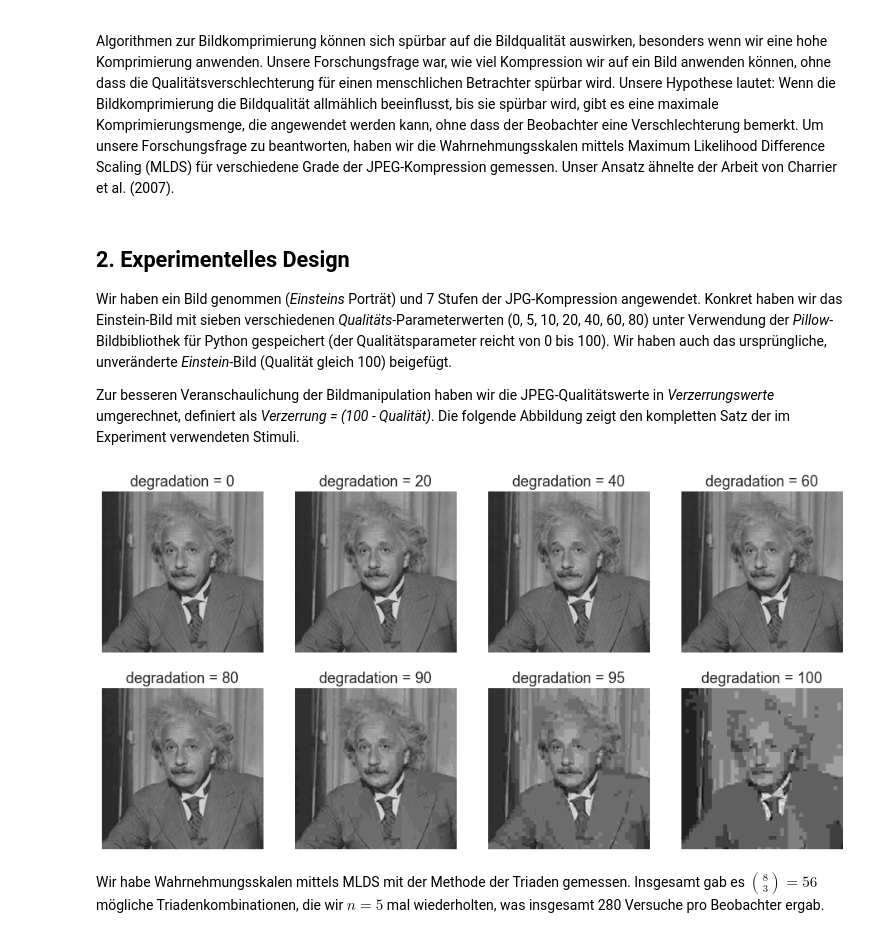
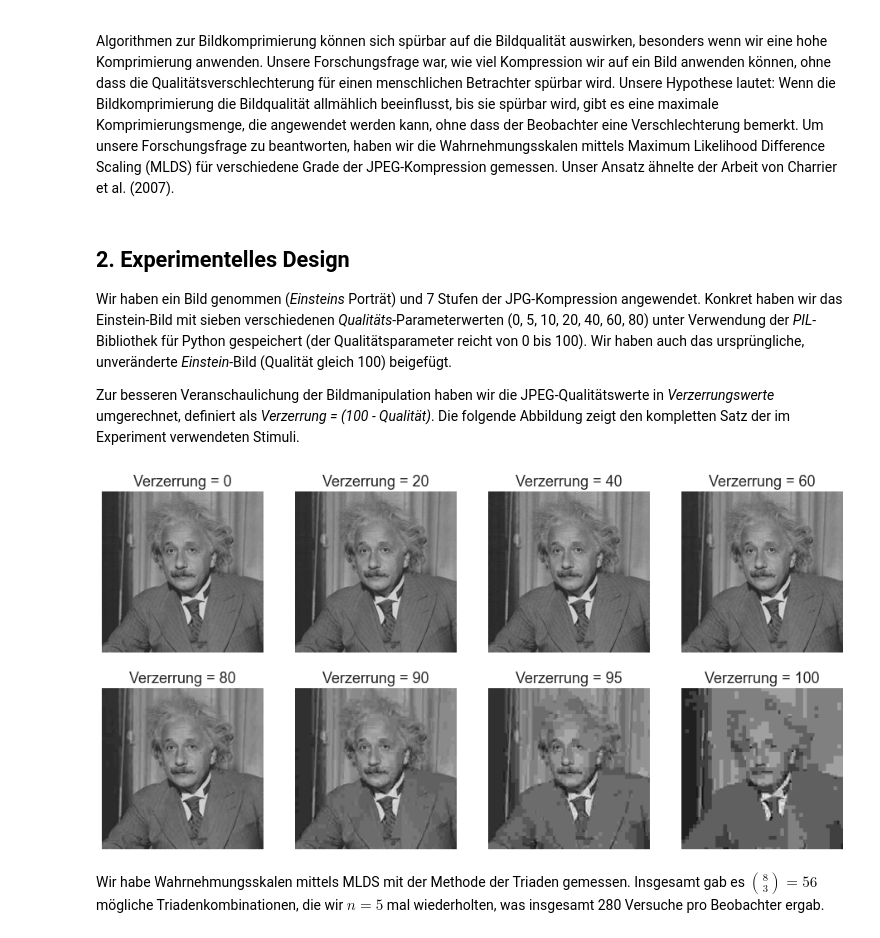
Before and after one commit to computational-psychology/example-seminar-repository, a Jupyter notebook: code/example_documentation.ipynb, the cells around one changed output. Saved outputs shown, nothing was run; the diff lists cells and outputs as text; code cells hidden in the pictures.

```diff
--- a/code/example_documentation.ipynb
+++ b/code/example_documentation.ipynb
@@ -24,22 +24,22 @@ Algorithmen zur Bildkomprimierung können sich spürbar auf die Bildqualität au
 # %% [markdown]
 ## 2. Experimentelles Design
 
-Wir haben ein Bild genommen (*Einsteins* Porträt) und 7 Stufen der JPG-Kompression angewendet. Konkret haben wir das Einstein-Bild mit sieben verschiedenen *Qualitäts*-Parameterwerten (0, 5, 10, 20, 40, 60, 80) unter Verwendung der *Pillow*-Bildbibliothek für Python gespeichert (der Qualitätsparameter reicht von 0 bis 100). Wir haben auch das ursprüngliche, unveränderte *Einstein*-Bild (Qualität gleich 100) beigefügt.
+Wir haben ein Bild genommen (*Einsteins* Porträt) und 7 Stufen der JPG-Kompression angewendet. Konkret haben wir das Einstein-Bild mit sieben verschiedenen *Qualitäts*-Parameterwerten (0, 5, 10, 20, 40, 60, 80) unter Verwendung der *PIL*-Bibliothek für Python gespeichert (der Qualitätsparameter reicht von 0 bis 100). Wir haben auch das ursprüngliche, unveränderte *Einstein*-Bild (Qualität gleich 100) beigefügt.
 
 Zur besseren Veranschaulichung der Bildmanipulation haben wir die JPEG-Qualitätswerte in *Verzerrungswerte* umgerechnet, definiert als *Verzerrung = (100 - Qualität)*. Die folgende Abbildung zeigt den kompletten Satz der im Experiment verwendeten Stimuli.
 # %%
 quality = [100, 80, 60, 40, 20, 10, 5, 0]
 degradation = 100 - np.array(quality)
 
 plt.figure(figsize=(16, 8))
 for i, q in enumerate(quality):
     im = np.array(Image.open('stimuli/einstein_%d.jpg' % q).convert('L'))
     plt.subplot(2, 4, i+1)
     plt.imshow(im, cmap='gray', vmin=0, vmax=255);
     plt.axis('off')
-    plt.title('degradation = %d' % (100-q))
+    plt.title('Verzerrung = %d' % (100-q))
 # %% [output]
-[figure, old version]
+[figure, new version]
 # %% [markdown]
 Wir habe Wahrnehmungsskalen mittels MLDS mit der Methode der Triaden gemessen. Insgesamt gab es ${8 \choose 3}= 56$ mögliche Triadenkombinationen, die wir $n=5$ mal wiederholten, was insgesamt 280 Versuche pro Beobachter ergab.
 # %% [markdown]
```
Also changed, not shown: parts of 1 cell of this notebook, 3 other files.
